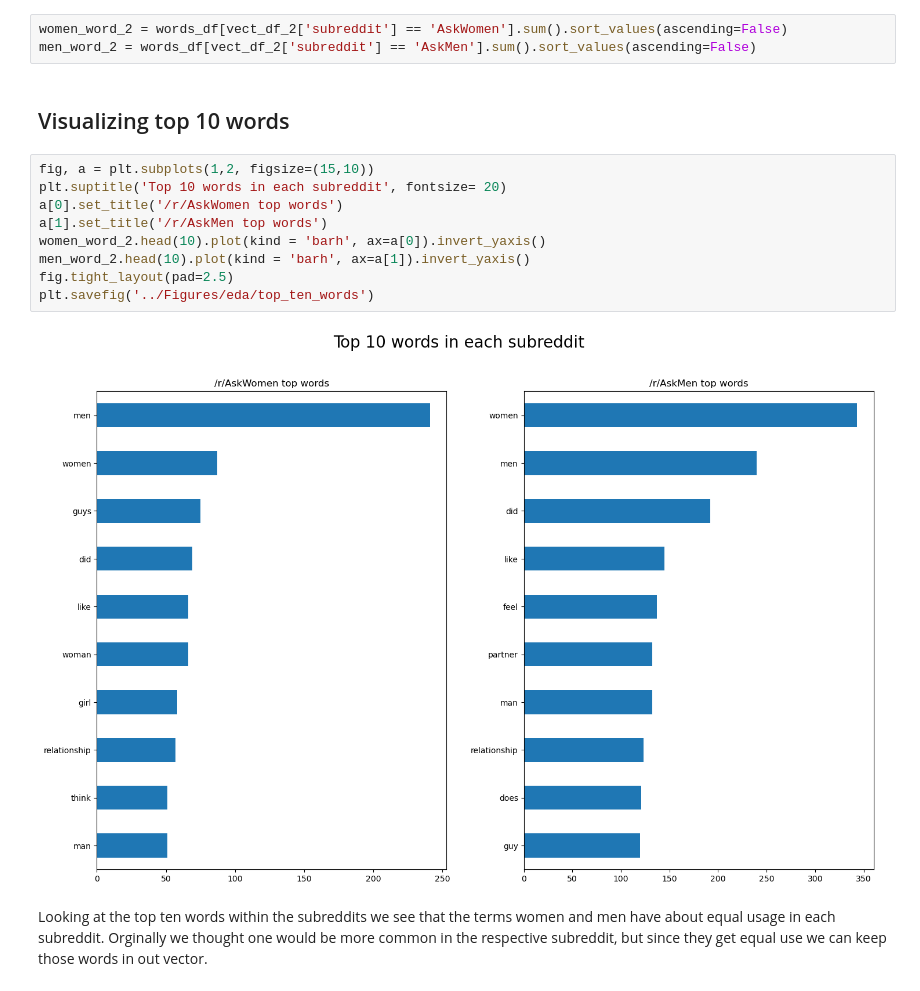
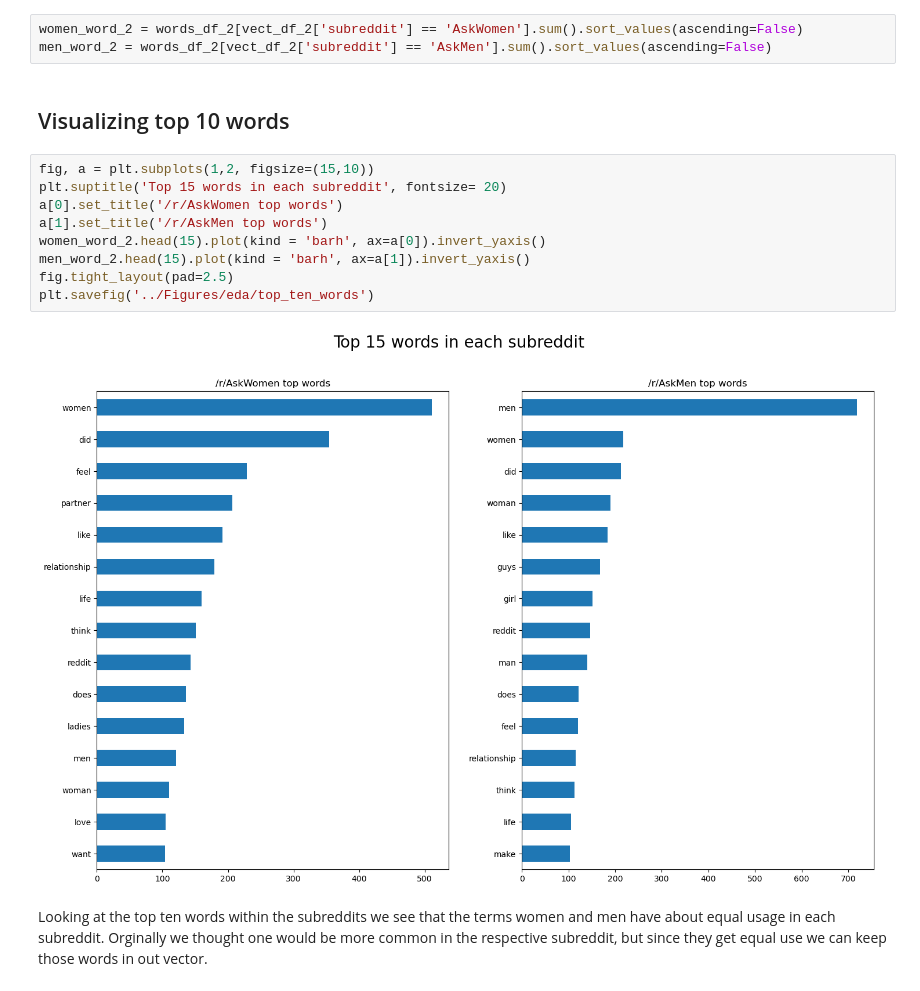
Before and after one commit to DerikVo/Reddit_NLP_project, a Jupyter notebook: Code/02_data_cleaning.ipynb, the cells around one changed output. Saved outputs shown, nothing was run; the diff lists cells and outputs as text.

```diff
--- a/Code/02_data_cleaning.ipynb
+++ b/Code/02_data_cleaning.ipynb
@@ -744,19 +311,19 @@ As we can see here compared to out vectorizor in the first interation, we no lon
 # %%
-women_word_2 = words_df[vect_df_2['subreddit'] == 'AskWomen'].sum().sort_values(ascending=False)
-men_word_2 = words_df[vect_df_2['subreddit'] == 'AskMen'].sum().sort_values(ascending=False)
+women_word_2 = words_df_2[vect_df_2['subreddit'] == 'AskWomen'].sum().sort_values(ascending=False)
+men_word_2 = words_df_2[vect_df_2['subreddit'] == 'AskMen'].sum().sort_values(ascending=False)
 # %% [markdown]
 ## Visualizing top 10 words
 # %%
 fig, a = plt.subplots(1,2, figsize=(15,10))
-plt.suptitle('Top 10 words in each subreddit', fontsize= 20)
+plt.suptitle('Top 15 words in each subreddit', fontsize= 20)
 a[0].set_title('/r/AskWomen top words')
 a[1].set_title('/r/AskMen top words')
-women_word_2.head(10).plot(kind = 'barh', ax=a[0]).invert_yaxis()
-men_word_2.head(10).plot(kind = 'barh', ax=a[1]).invert_yaxis()
+women_word_2.head(15).plot(kind = 'barh', ax=a[0]).invert_yaxis()
+men_word_2.head(15).plot(kind = 'barh', ax=a[1]).invert_yaxis()
 fig.tight_layout(pad=2.5)
 plt.savefig('../Figures/eda/top_ten_words')
 # %% [output]
-[figure, old version]
+[figure, new version]
 # %% [markdown]
 Looking at the top ten words within the subreddits we see that the terms women and men have about equal usage in each subreddit. Orginally we thought one would be more common in the respective subreddit, but since they get equal use we can keep those words in out vector.
 # %% [markdown]
```
Also changed, not shown: parts of 115 cells of this notebook, 17 other files.
